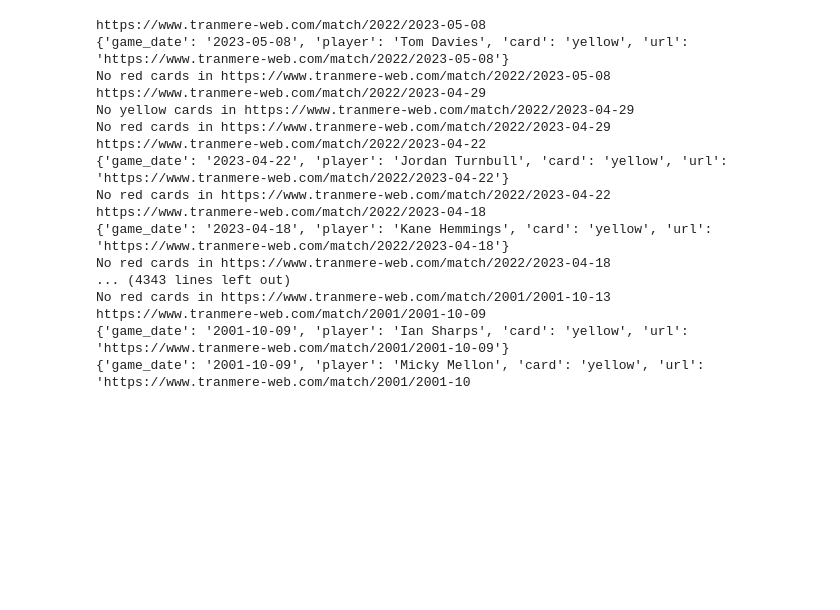
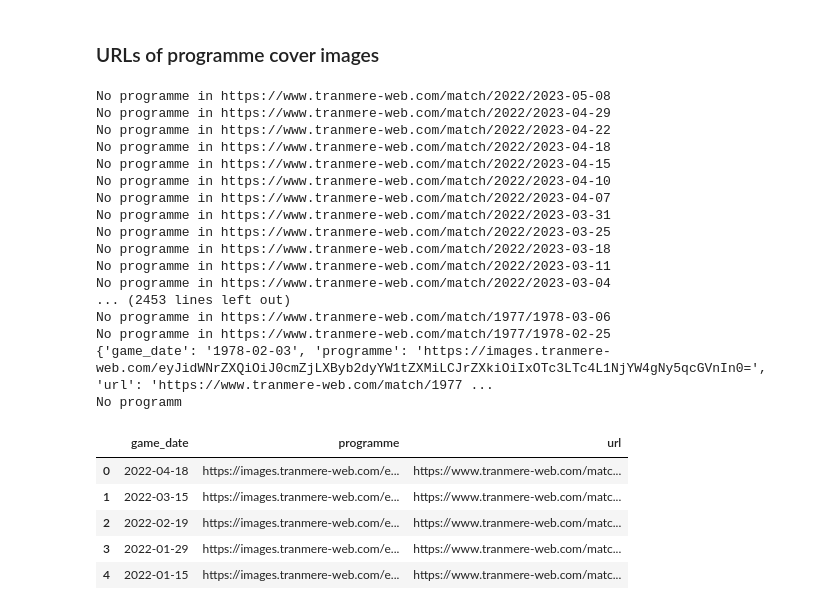
Before and after one commit to petebrown/complete-record, a Jupyter notebook: tranmere-web/scrape-tranmere-web.ipynb, the cells around one changed output. Drawn from its saved outputs; the diff is of its cells as text; code cells hidden in the pictures; blank space fills up the shorter version.

Commit message:
updated notebook to include programme covers

```diff
--- a/tranmere-web/scrape-tranmere-web.ipynb
+++ b/tranmere-web/scrape-tranmere-web.ipynb
@@ -54,21 +56,6 @@ for game in games:
 
         except Exception as e:
             print(url, e)
+
+df = pd.DataFrame(records)
+df.to_csv('tranmere-web-cards.csv', index=False)
-# %% [output]
-https://www.tranmere-web.com/match/2022/2023-05-08
-{'game_date': '2023-05-08', 'player': 'Tom Davies', 'card': 'yellow', 'url': 'https://www.tranmere-web.com/match/2022/2023-05-08'}
-No red cards in https://www.tranmere-web.com/match/2022/2023-05-08
-https://www.tranmere-web.com/match/2022/2023-04-29
-No yellow cards in https://www.tranmere-web.com/match/2022/2023-04-29
-No red cards in https://www.tranmere-web.com/match/2022/2023-04-29
-https://www.tranmere-web.com/match/2022/2023-04-22
-{'game_date': '2023-04-22', 'player': 'Jordan Turnbull', 'card': 'yellow', 'url': 'https://www.tranmere-web.com/match/2022/2023-04-22'}
-No red cards in https://www.tranmere-web.com/match/2022/2023-04-22
-https://www.tranmere-web.com/match/2022/2023-04-18
-{'game_date': '2023-04-18', 'player': 'Kane Hemmings', 'card': 'yellow', 'url': 'https://www.tranmere-web.com/match/2022/2023-04-18'}
-No red cards in https://www.tranmere-web.com/match/2022/2023-04-18
-... (4343 lines left out)
-No red cards in https://www.tranmere-web.com/match/2001/2001-10-13
-https://www.tranmere-web.com/match/2001/2001-10-09
-{'game_date': '2001-10-09', 'player': 'Ian Sharps', 'card': 'yellow', 'url': 'https://www.tranmere-web.com/match/2001/2001-10-09'}
-{'game_date': '2001-10-09', 'player': 'Micky Mellon', 'card': 'yellow', 'url': 'https://www.tranmere-web.com/match/2001/2001-10
@@ -78,0 +62,58 @@ df.to_csv('tranmere-web-cards.csv', index=False)
+# %% [markdown]
+### URLs of programme cover images
+# %%
+programmes = []
+for game in games:
+    game_date = game["game_date"]
+
+    year = game["season"].split('/')[0]
+
+    url = f"https://www.tranmere-web.com/match/{year}/{game_date}"
+
+    try:
+        r = requests.get(url, headers=headers)
+
+        soup = bs4.BeautifulSoup(r.text, 'lxml')
+        prog = soup.find("div", {"class" :"widget"}).find("img")
+
+        if prog:
+            img_url = prog["src"]
+            record = {
+                "game_date": game_date,
+                "programme": img_url,
+                "url": url
+            }
+            programmes.append(record)
+            print(record)
+        else:
+            print(f"No programme in {url}")
+
+    except Exception as e:
+        print(url, e)
+
+progs_df = pd.DataFrame(programmes)
+progs_df.head()
+# %% [output]
+No programme in https://www.tranmere-web.com/match/2022/2023-05-08
+No programme in https://www.tranmere-web.com/match/2022/2023-04-29
+No programme in https://www.tranmere-web.com/match/2022/2023-04-22
+No programme in https://www.tranmere-web.com/match/2022/2023-04-18
+No programme in https://www.tranmere-web.com/match/2022/2023-04-15
+No programme in https://www.tranmere-web.com/match/2022/2023-04-10
+No programme in https://www.tranmere-web.com/match/2022/2023-04-07
+No programme in https://www.tranmere-web.com/match/2022/2023-03-31
+No programme in https://www.tranmere-web.com/match/2022/2023-03-25
+No programme in https://www.tranmere-web.com/match/2022/2023-03-18
+No programme in https://www.tranmere-web.com/match/2022/2023-03-11
+No programme in https://www.tranmere-web.com/match/2022/2023-03-04
+... (2453 lines left out)
+No programme in https://www.tranmere-web.com/match/1977/1978-03-06
+No programme in https://www.tranmere-web.com/match/1977/1978-02-25
+{'game_date': '1978-02-03', 'programme': 'https://images.tranmere-web.com/eyJidWNrZXQiOiJ0cmZjLXByb2dyYW1tZXMiLCJrZXkiOiIxOTc3LTc4L1NjYW4gNy5qcGVnIn0=', 'url': 'https://www.tranmere-web.com/match/1977 ...
+No programm
+|  | game_date | programme | url |
+| 0 | 2022-04-18 | https://images.tranmere-web.com/e... | https://www.tranmere-web.com/matc... |
+| 1 | 2022-03-15 | https://images.tranmere-web.com/e... | https://www.tranmere-web.com/matc... |
+| 2 | 2022-02-19 | https://images.tranmere-web.com/e... | https://www.tranmere-web.com/matc... |
+| 3 | 2022-01-29 | https://images.tranmere-web.com/e... | https://www.tranmere-web.com/matc... |
+| 4 | 2022-01-15 | https://images.tranmere-web.com/e... | https://www.tranmere-web.com/matc... |
```
Also changed, not shown: parts of 4 cells of this notebook.
